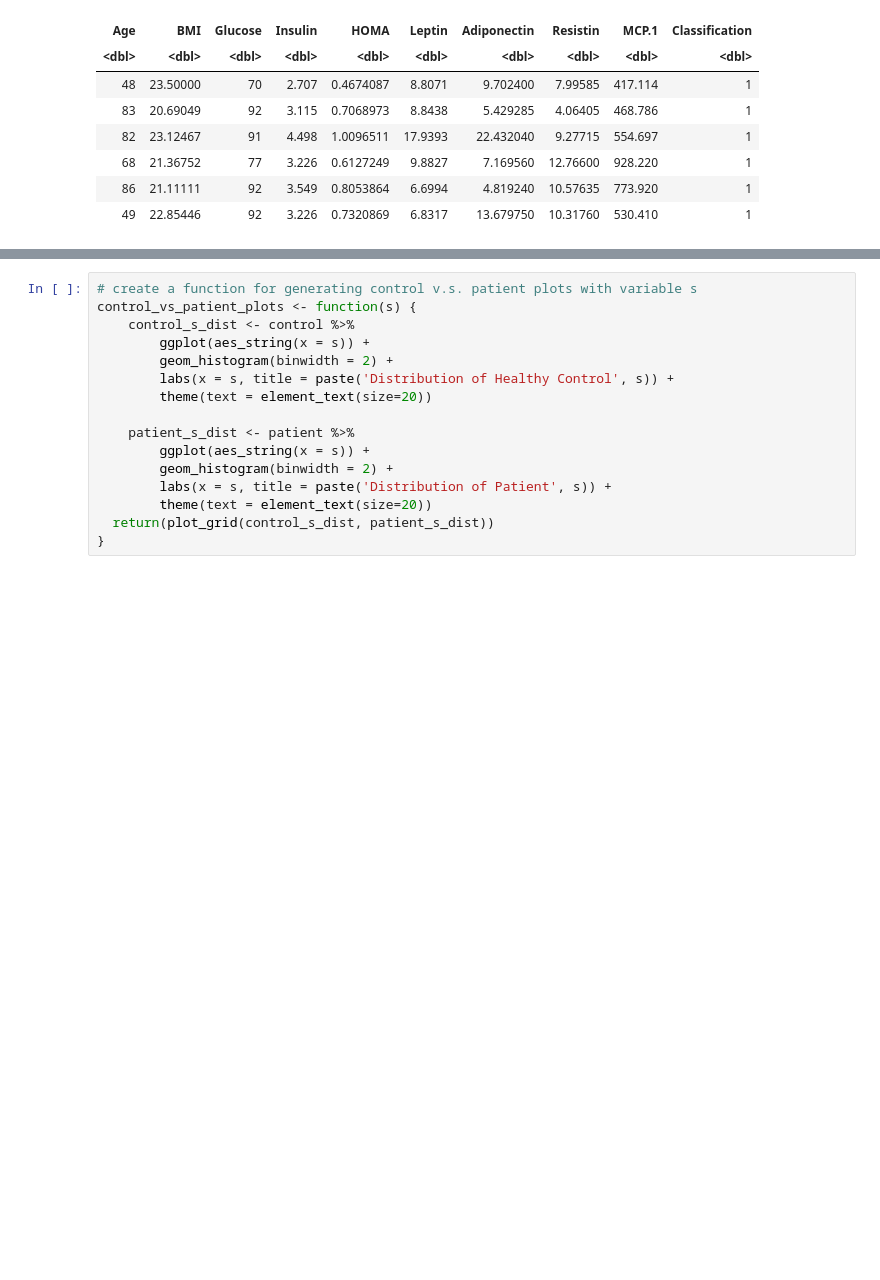
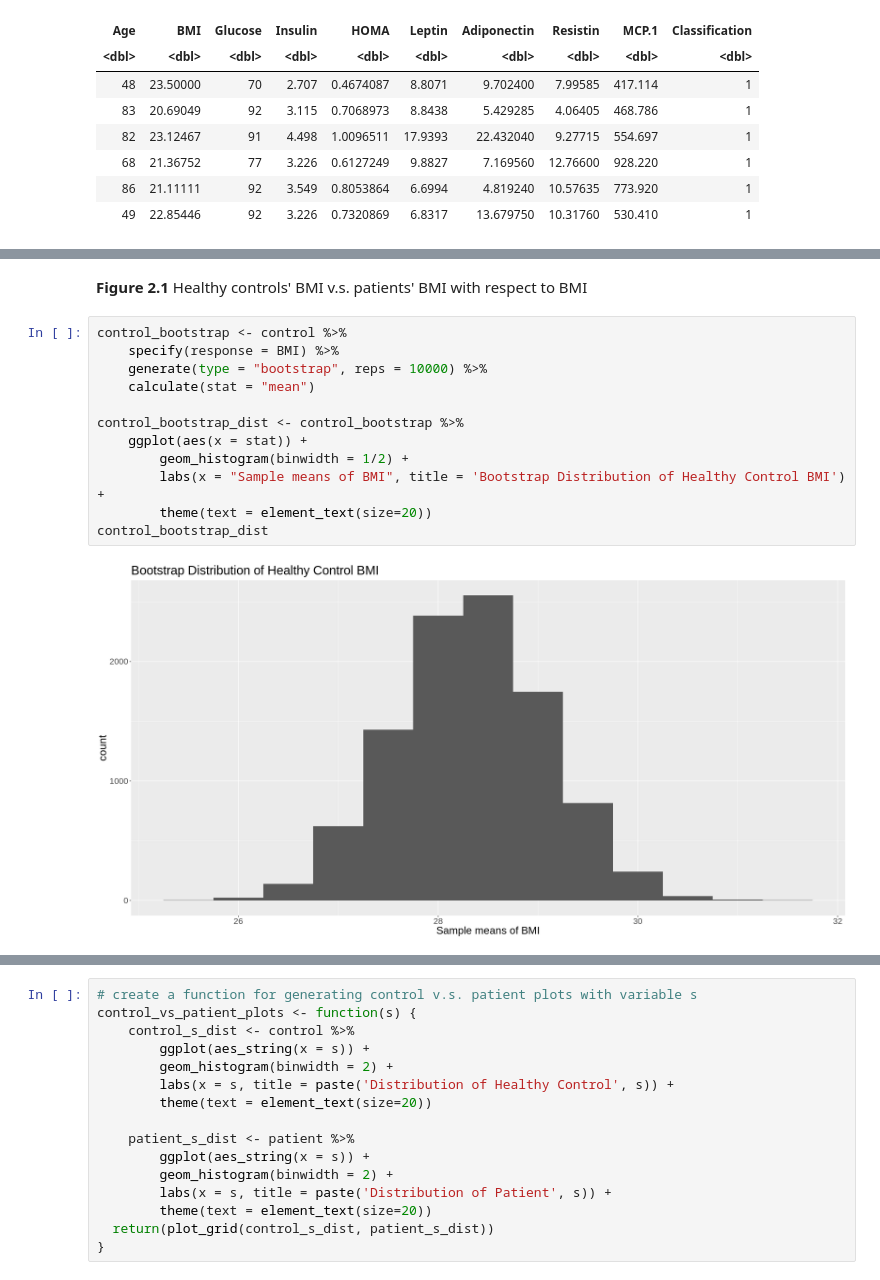
Before and after one commit to cpan0/breast-cancer-coimbra-dataset, a Jupyter notebook: proposal.ipynb, the cells around one changed output, grey strips where cells are left out. Cells and saved outputs as stored; diff of their text form; blank space fills up the shorter version.

```diff
--- a/proposal.ipynb
+++ b/proposal.ipynb
@@ -75,0 +102,16 @@ A tibble: 6 × 9
+# %% [markdown]
+**Figure 2.1** Healthy controls' BMI v.s. patients' BMI with respect to BMI
+# %%
+control_bootstrap <- control %>%
+    specify(response = BMI) %>%
+    generate(type = "bootstrap", reps = 10000) %>%
+    calculate(stat = "mean")
+
+control_bootstrap_dist <- control_bootstrap %>%
+    ggplot(aes(x = stat)) +
+        geom_histogram(binwidth = 1/2) +
+        labs(x = "Sample means of BMI", title = 'Bootstrap Distribution of Healthy Control BMI') +
+        theme(text = element_text(size=20))
+control_bootstrap_dist
+# %% [output]
+[figure, added]
```
Also changed, not shown: parts of 16 cells of this notebook.
